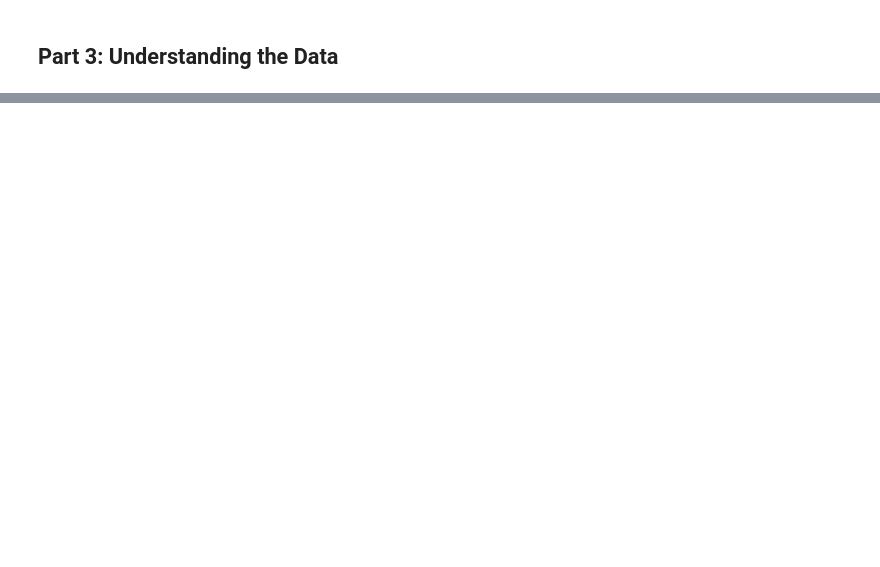
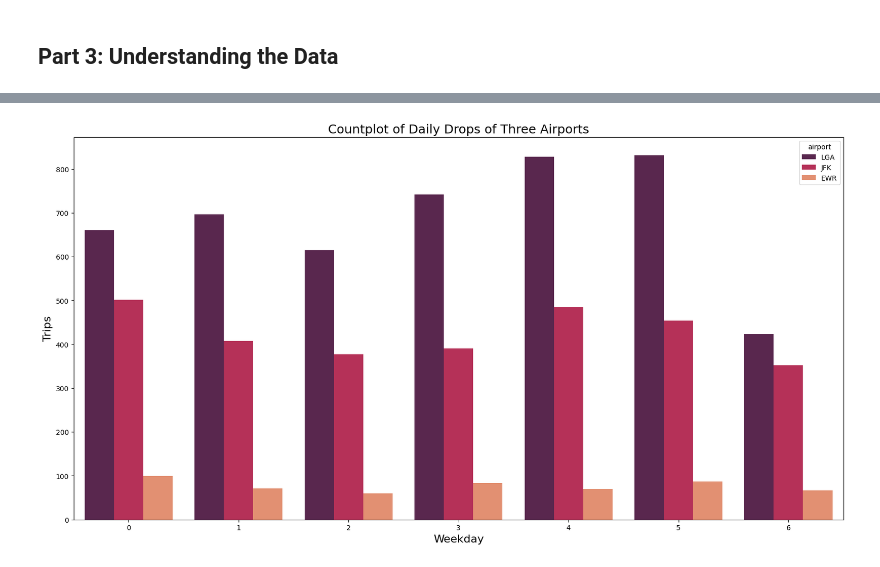
Before and after one commit to zhang-yixin912/4501_final_project, a Jupyter notebook: 4501_Final_Project.ipynb, the cells around one changed output, grey strips where cells are left out. Drawn from its saved outputs; the diff is of its cells as text; code cells hidden in the pictures; blank space fills up the shorter version.

```diff
--- a/4501_Final_Project.ipynb
+++ b/4501_Final_Project.ipynb
@@ -768,0 +711,8 @@ plot_visual_n(some_dataframe)
+# %%
+def remove_trips_oustide_coord(lat1, lon1, lat2, lon2, df):
+    """Take in the coordinates of the vertices and the dataframe to remove the dropoffs outside the required area"""
+    # lat1 < lat2, lon1 < lon2
+    df = df[(df["dropoff_latitude"] >= lat1) & (df["dropoff_latitude"] <= lat2)]
+    df = df[(df["dropoff_longitude"] >= lon1) & (df["dropoff_longitude"] <= lon2)]
+
+    return df
@@ -768,0 +752,22 @@ plot_visual_n(some_dataframe)
+# %%
+def get_dropoff_coord():
+    """Retrieved the required dropoff data from the database and return in a dataframe"""
+    DROPOFF_COORD = """
+    WITH cte_dropoff_coord AS(
+    SELECT
+    strftime('%w',  pickup_datetime) AS day,
+    dropoff_longitude,
+    dropoff_latitude
+    FROM taxi_trips
+    UNION ALL
+    SELECT
+    strftime('%w',  pickup_datetime) AS day,
+    dropoff_longitude,
+    dropoff_latitude
+    FROM uber_trips
+    )
+    SELECT day, dropoff_longitude, dropoff_latitude
+    FROM cte_dropoff_coord
+    ORDER BY day ASC
+    """
+    return pd.read_sql(DROPOFF_COORD, engine)
@@ -768,0 +776,5 @@ plot_visual_n(some_dataframe)
+# %%
+dropoff_coord = get_dropoff_coord()
+plot_airport_dropoff(dropoff_coord)
+# %% [output]
+[figure, added]
```
Also changed, not shown: parts of 91 cells of this notebook.
